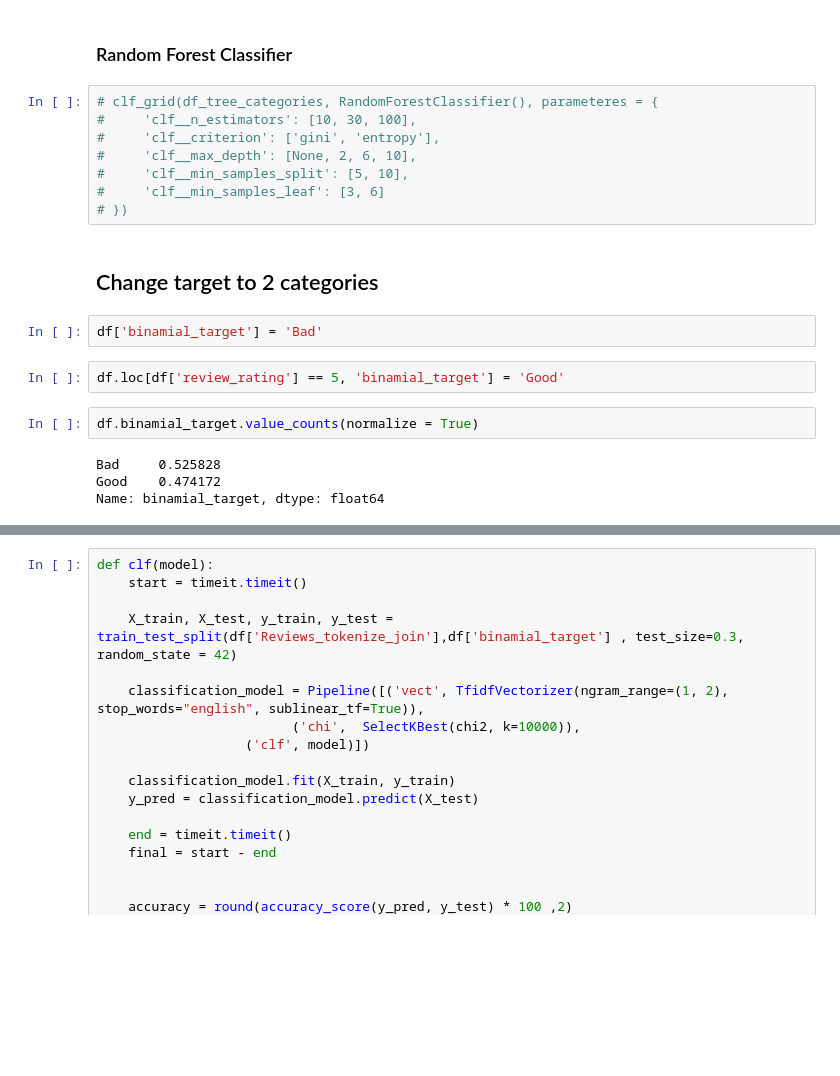
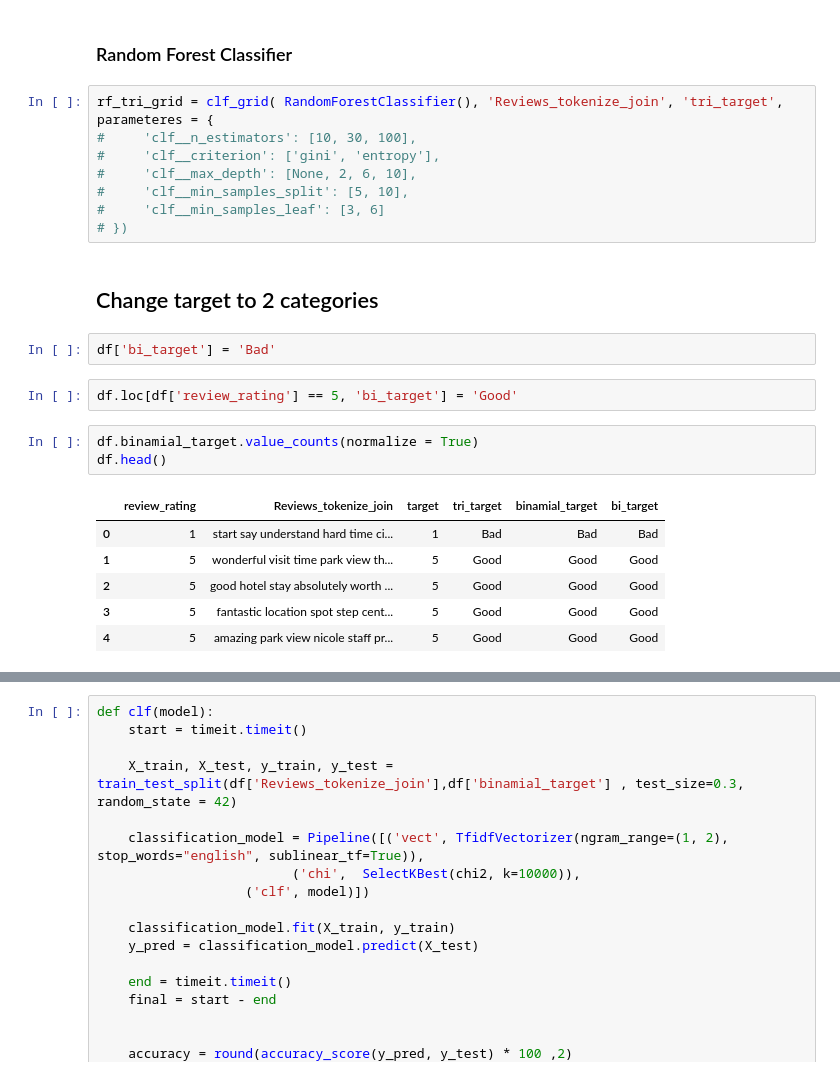
Before and after one commit to Cristinamulas/Text-Classification-And-Sentiment-Analysis-On-Hotel-Reviews, a Jupyter notebook: Text classification models.ipynb, the cells around one changed output, grey strips where cells are left out. Saved outputs shown, nothing was run; the diff lists cells and outputs as text; blank space fills up the shorter version.

```diff
--- a/Text classification models.ipynb
+++ b/Text classification models.ipynb
@@ -609,7 +695,7 @@ Best parameters : {'clf__C': 0.1, 'clf__max_iter': 1000}
 # %% [markdown]
 ### Random Forest Classifier
 # %%
-# clf_grid(df_tree_categories, RandomForestClassifier(), parameteres = {
+rf_tri_grid = clf_grid( RandomForestClassifier(), 'Reviews_tokenize_join', 'tri_target', parameteres = {
 #     'clf__n_estimators': [10, 30, 100],
 #     'clf__criterion': ['gini', 'entropy'],
 #     'clf__max_depth': [None, 2, 6, 10],
@@ -619,13 +705,17 @@ Best parameters : {'clf__C': 0.1, 'clf__max_iter': 1000}
 # %% [markdown]
 ## Change target to 2 categories
 # %%
-df['binamial_target'] = 'Bad'
+df['bi_target'] = 'Bad'
 # %%
-df.loc[df['review_rating'] == 5, 'binamial_target'] = 'Good'
+df.loc[df['review_rating'] == 5, 'bi_target'] = 'Good'
 # %%
 df.binamial_target.value_counts(normalize = True)
+df.head()
 # %% [output]
-Bad     0.525828
-Good    0.474172
-Name: binamial_target, dtype: float64
+|  | review_rating | Reviews_tokenize_join | target | tri_target | binamial_target | bi_target |
+| 0 | 1 | start say understand hard time ci... | 1 | Bad | Bad | Bad |
+| 1 | 5 | wonderful visit time park view th... | 5 | Good | Good | Good |
+| 2 | 5 | good hotel stay absolutely worth ... | 5 | Good | Good | Good |
+| 3 | 5 | fantastic location spot step cent... | 5 | Good | Good | Good |
+| 4 | 5 | amazing park view nicole staff pr... | 5 | Good | Good | Good |
 # %%
```
Also changed, not shown: parts of 67 cells of this notebook.
